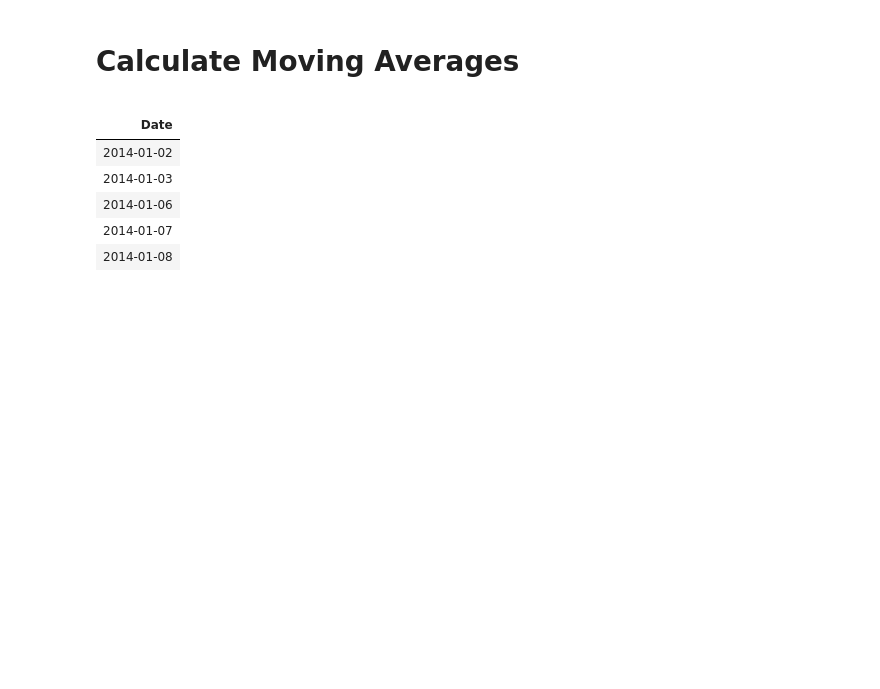
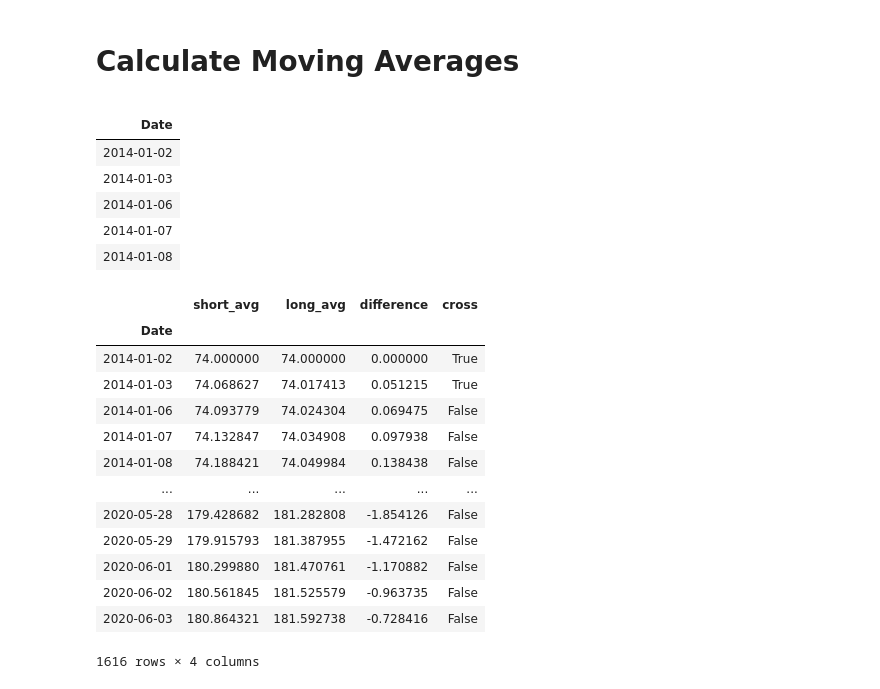
Before and after one commit to andrewcole33/moving_avg_trading, a Jupyter notebook: Untitled.ipynb, the cells around one changed output. Saved outputs shown, nothing was run; the diff lists cells and outputs as text; code cells hidden in the pictures; blank space fills up the shorter version.

```diff
--- a/Untitled.ipynb
+++ b/Untitled.ipynb
@@ -34,2 +37,19 @@ indicators['long_avg'] = data['Close'].ewm(span = 200, adjust = False).mean()
+# %%
+indicators
+# %% [output]
+|  | short_avg | long_avg | difference | cross |
+| Date |  |  |  |  |
+| 2014-01-02 | 74.000000 | 74.000000 | 0.000000 | True |
+| 2014-01-03 | 74.068627 | 74.017413 | 0.051215 | True |
+| 2014-01-06 | 74.093779 | 74.024304 | 0.069475 | False |
+| 2014-01-07 | 74.132847 | 74.034908 | 0.097938 | False |
+| 2014-01-08 | 74.188421 | 74.049984 | 0.138438 | False |
+| ... | ... | ... | ... | ... |
+| 2020-05-28 | 179.428682 | 181.282808 | -1.854126 | False |
+| 2020-05-29 | 179.915793 | 181.387955 | -1.472162 | False |
+| 2020-06-01 | 180.299880 | 181.470761 | -1.170882 | False |
+| 2020-06-02 | 180.561845 | 181.525579 | -0.963735 | False |
+| 2020-06-03 | 180.864321 | 181.592738 | -0.728416 | False |
+1616 rows × 4 columns
 # %%
 plt.figure(figsize = (20,10))
```
Also changed, not shown: parts of 5 cells of this notebook.
